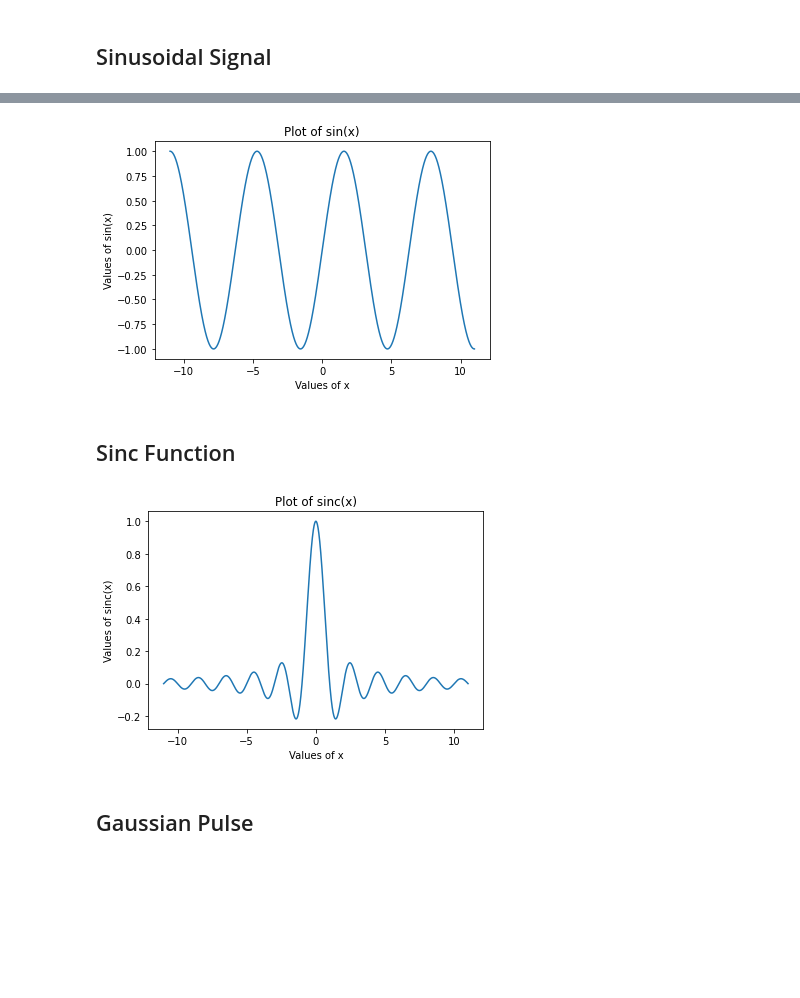
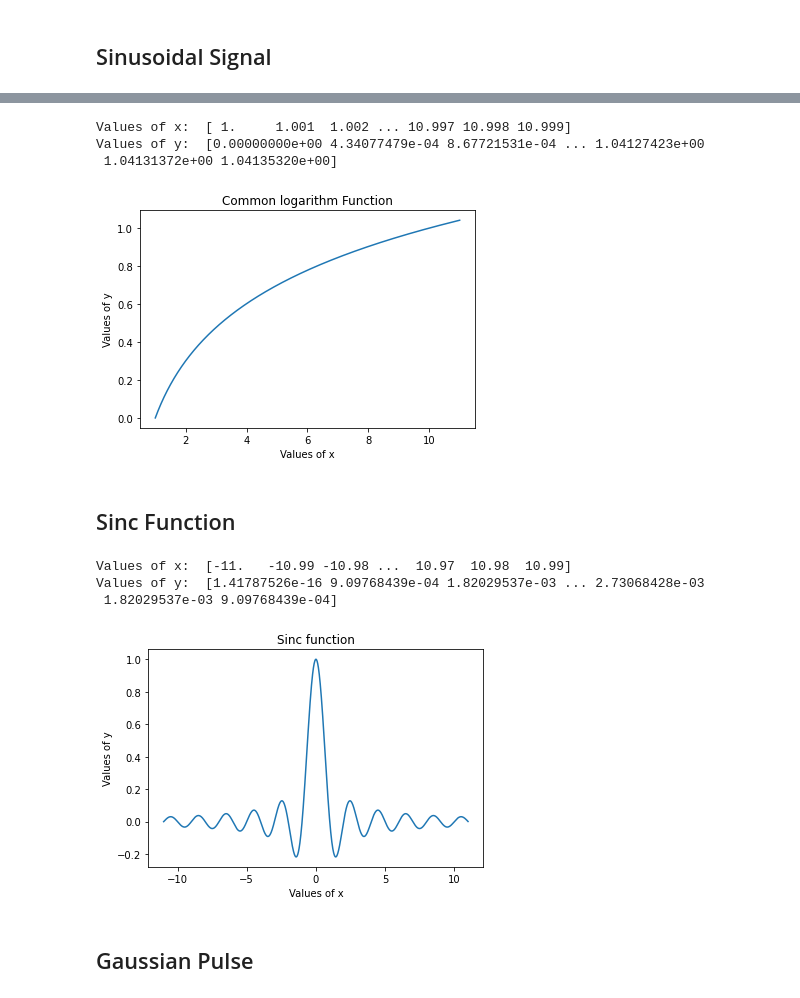
Before and after one commit to sanju6890/python-basic-signal-plots, a Jupyter notebook: basic_signal_plots.ipynb, the cells around one changed output, grey strips where cells are left out. Drawn from its saved outputs; the diff is of its cells as text; code cells hidden in the pictures; blank space fills up the shorter version.

Commit message:
Added more functions plots
Signed-off-by: sanju6890 <sanjusaikap2001@gmail.com>

```diff
--- a/basic_signal_plots.ipynb
+++ b/basic_signal_plots.ipynb
@@ -45,25 +76,35 @@ plt.show()
 # %%
-x = np.arange(-11, 11, 0.001)
-y = np.sin(x)
+x = np.arange(1, 11, 0.001)
+y = np.log10(x)
+print('Values of x: ', x)
+print('Values of y: ', y)
 plt.plot(x, y)
-plt.title("Plot of sin(x)")
+plt.title("Common logarithm Function")
 plt.xlabel("Values of x")
-plt.ylabel("Values of sin(x)")
+plt.ylabel("Values of y")
 plt.show()
 # %% [output]
+Values of x:  [ 1.     1.001  1.002 ... 10.997 10.998 10.999]
+Values of y:  [0.00000000e+00 4.34077479e-04 8.67721531e-04 ... 1.04127423e+00
+ 1.04131372e+00 1.04135320e+00]
-[figure, old version]
+[figure, new version]
 # %% [markdown]
 ## Sinc Function
 # %%
-x = np.arange(-11, 11, 0.001)
+x = np.arange(-11, 11, 0.01)
 y = np.sinc(x)
+print('Values of x: ', x)
+print('Values of y: ', y)
 plt.plot(x, y)
-plt.title("Plot of sinc(x)")
+plt.title("Sinc function")
 plt.xlabel("Values of x")
-plt.ylabel("Values of sinc(x)")
+plt.ylabel("Values of y")
 plt.show()
 # %% [output]
+Values of x:  [-11.   -10.99 -10.98 ...  10.97  10.98  10.99]
+Values of y:  [1.41787526e-16 9.09768439e-04 1.82029537e-03 ... 2.73068428e-03
+ 1.82029537e-03 9.09768439e-04]
-[figure, old version]
+[figure, new version]
 # %% [markdown]
 ## Gaussian Pulse
 # %%
```
Also changed, not shown: parts of 11 cells of this notebook.
